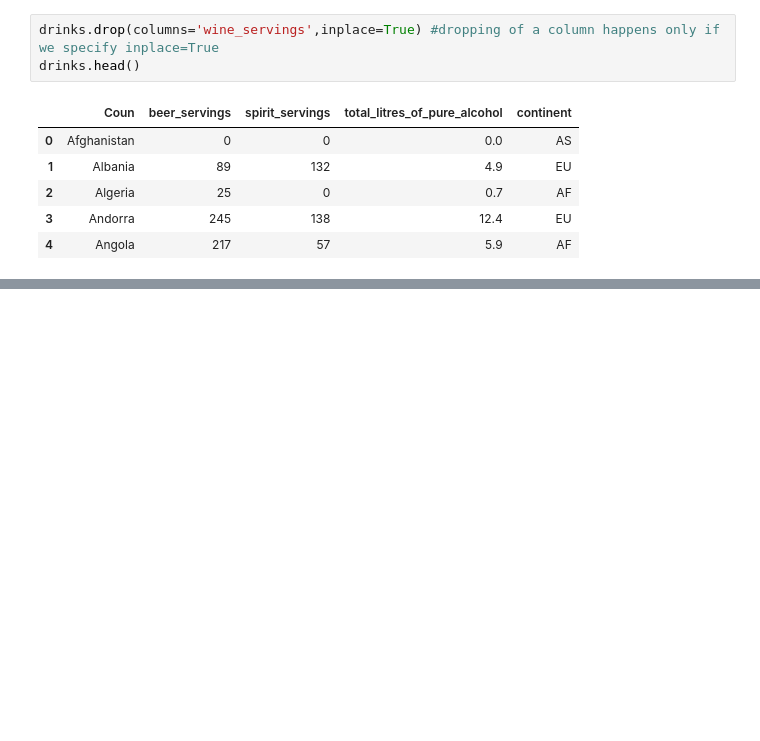
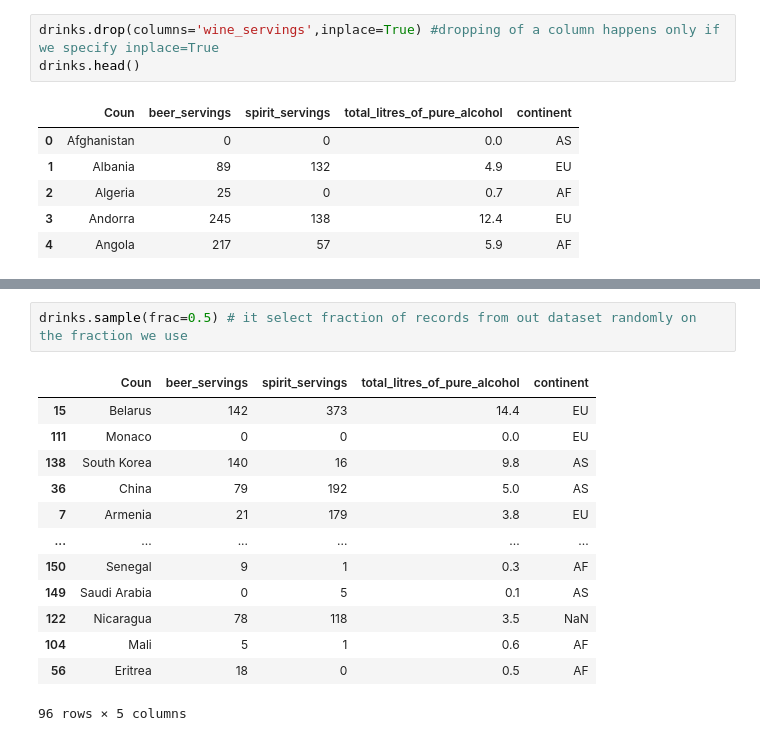
Before and after one commit to Akshithkumarreddy/ML_AI_CLASSE, a Jupyter notebook: Pandas_Practice_04_SNB.ipynb, the cells around one changed output, grey strips where cells are left out. Saved outputs shown, nothing was run; the diff lists cells and outputs as text; blank space fills up the shorter version.

```diff
--- a/Pandas_Practice_04_SNB.ipynb
+++ b/Pandas_Practice_04_SNB.ipynb
@@ -317,0 +352,16 @@ drinks.head()
+# %%
+drinks.sample(frac=0.5) # it select fraction of records from out dataset randomly on the fraction we use
+# %% [output]
+|  | Coun | beer_servings | spirit_servings | total_litres_of_pure_alcohol | continent |
+| 15 | Belarus | 142 | 373 | 14.4 | EU |
+| 111 | Monaco | 0 | 0 | 0.0 | EU |
+| 138 | South Korea | 140 | 16 | 9.8 | AS |
+| 36 | China | 79 | 192 | 5.0 | AS |
+| 7 | Armenia | 21 | 179 | 3.8 | EU |
+| ... | ... | ... | ... | ... | ... |
+| 150 | Senegal | 9 | 1 | 0.3 | AF |
+| 149 | Saudi Arabia | 0 | 5 | 0.1 | AS |
+| 122 | Nicaragua | 78 | 118 | 3.5 | NaN |
+| 104 | Mali | 5 | 1 | 0.6 | AF |
+| 56 | Eritrea | 18 | 0 | 0.5 | AF |
+96 rows × 5 columns
```
Also changed, not shown: parts of 10 cells of this notebook.
